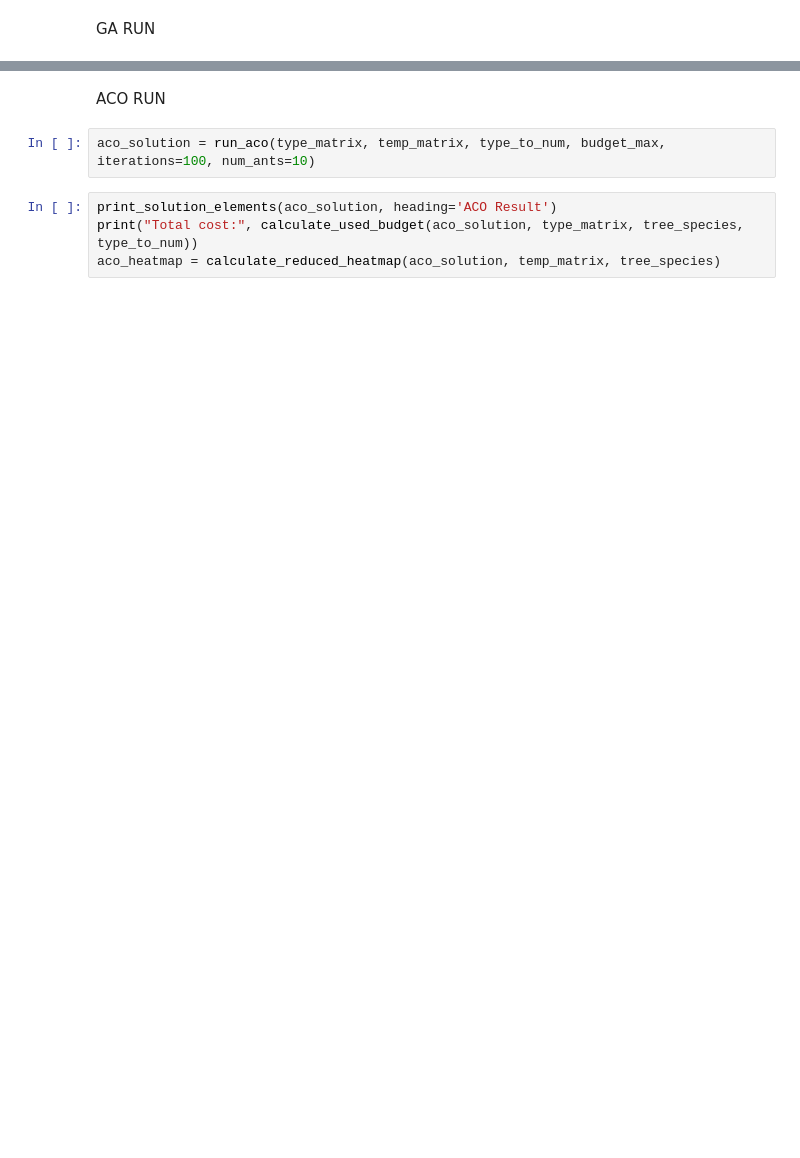
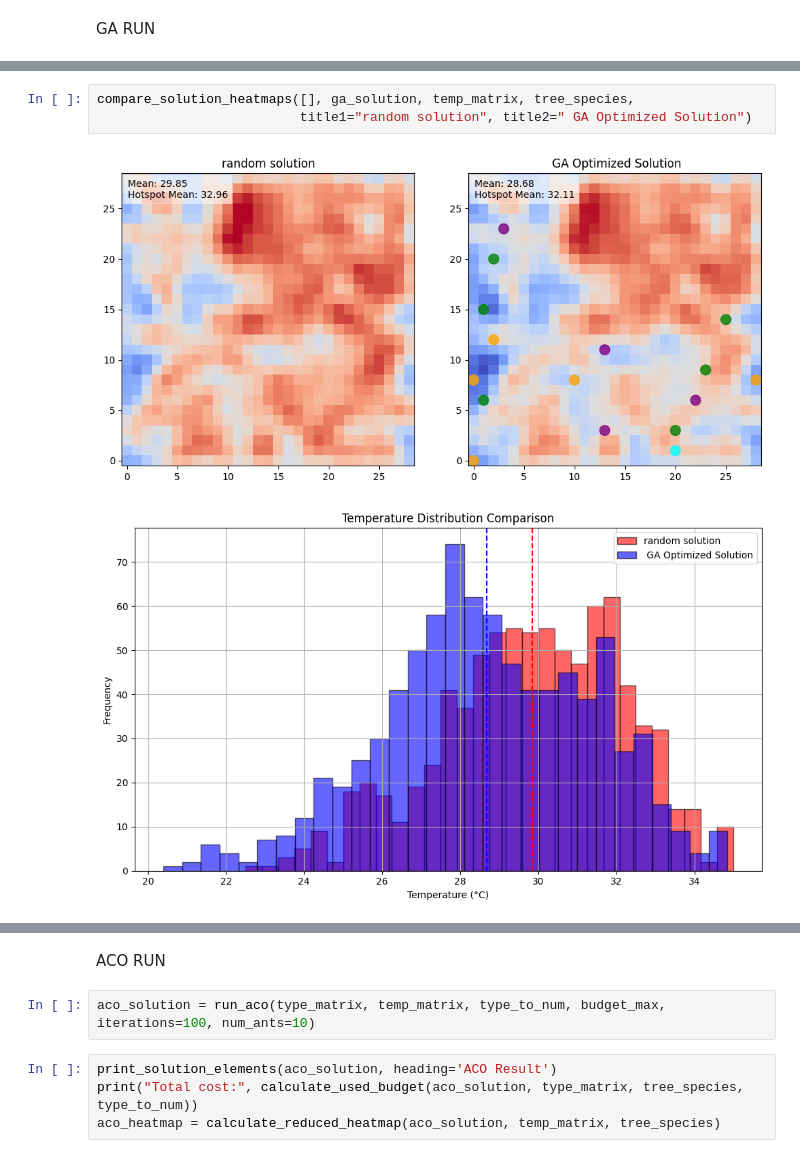
Before and after one commit to liooxes/CO3, a Jupyter notebook: LastVersion_Andrea_31.03.ipynb, the cells around one changed output, grey strips where cells are left out. Cells and saved outputs as stored; diff of their text form; blank space fills up the shorter version.

```diff
--- a/LastVersion_Andrea_31.03.ipynb
+++ b/LastVersion_Andrea_31.03.ipynb
@@ -975,3 +975,9 @@ Total cost: 1490.0
+# %%
+compare_solution_heatmaps([], ga_solution, temp_matrix, tree_species,
+                          title1="random solution", title2=" GA Optimized Solution")
+# %% [output]
+[figure, added]
+[figure, added]
 # %%
 compare_solution_heatmaps(random_solution, ga_solution, temp_matrix, tree_species,
                           title1="random solution", title2=" GA Optimized Solution")
```
Also changed, not shown: parts of 11 cells of this notebook.
